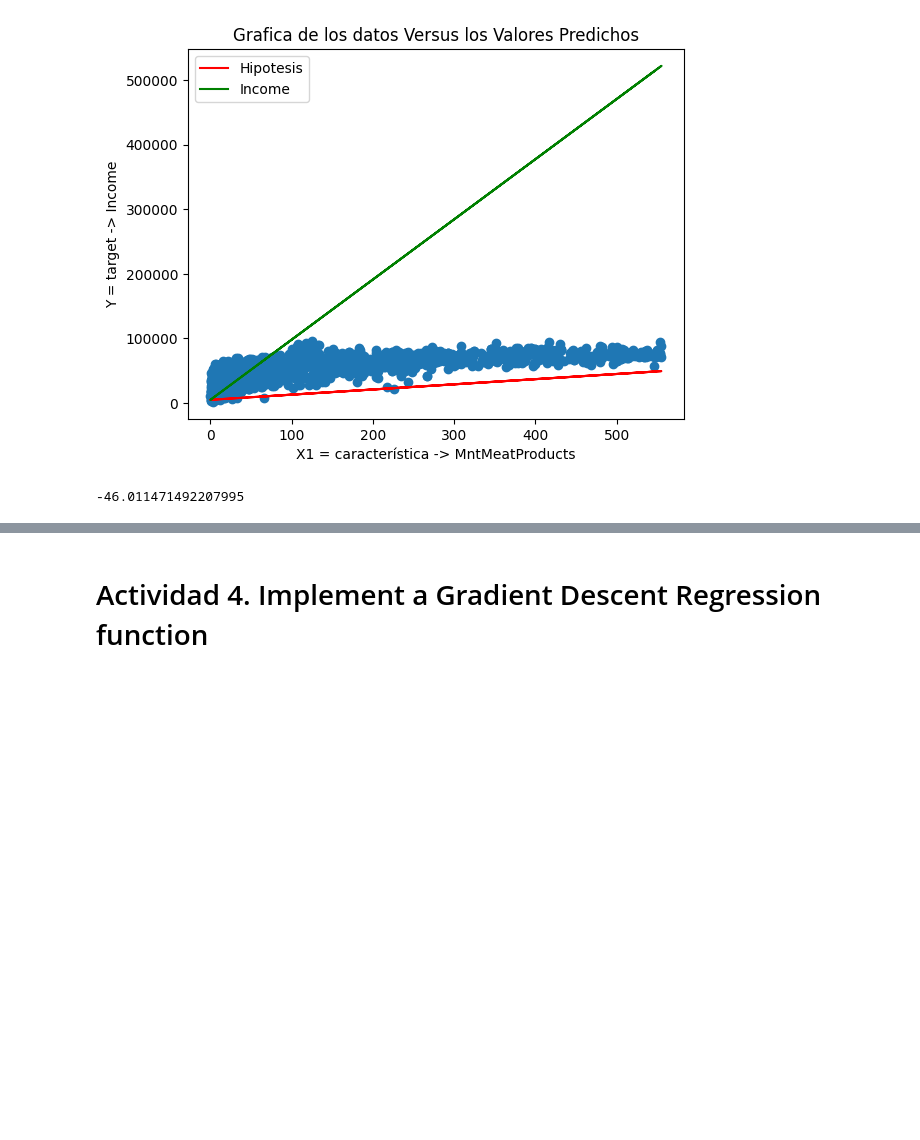
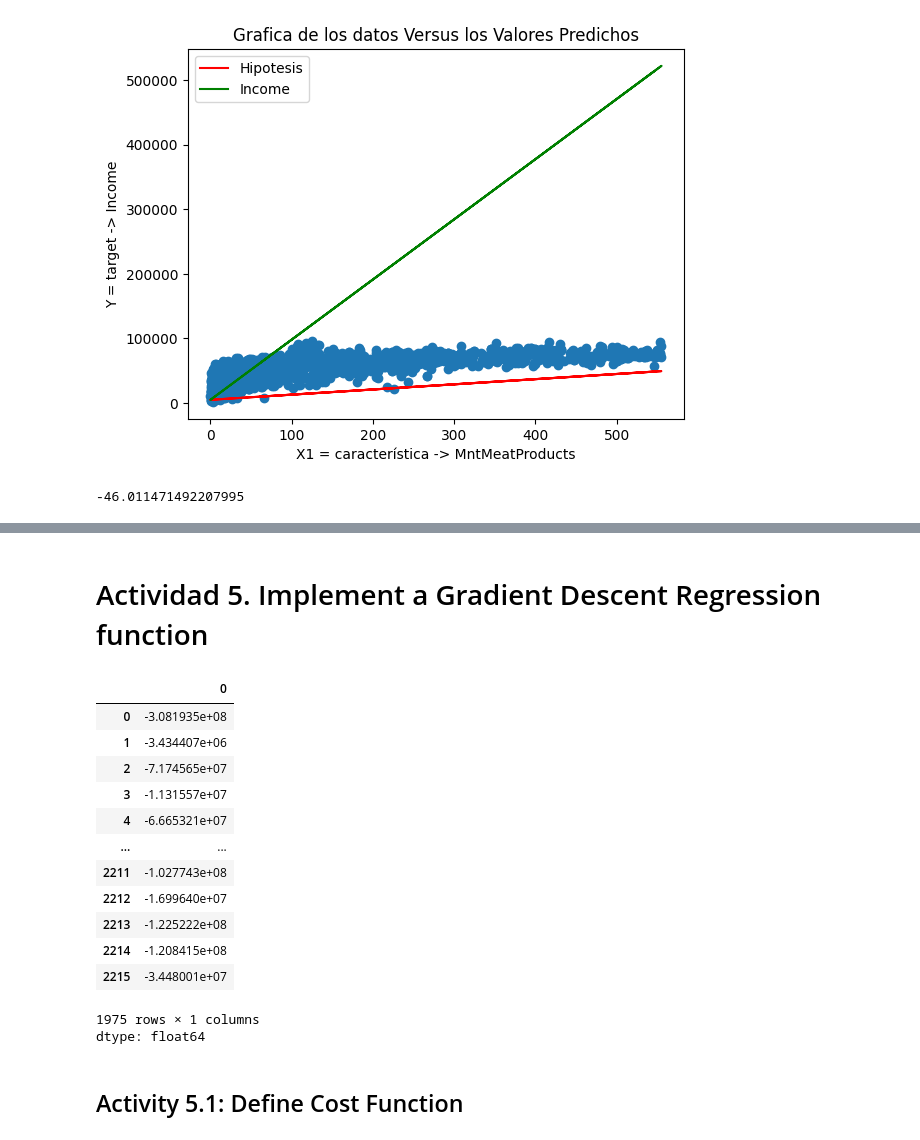
Before and after one commit to DeisyData/BIT_IA_Bootcamp, a Jupyter notebook: S2_C4_RDG_Marketing_target_Income.ipynb, the cells around one changed output, grey strips where cells are left out. Cells and saved outputs as stored; diff of their text form; code cells hidden in the pictures; blank space fills up the shorter version.

```diff
--- a/S2_C4_RDG_Marketing_target_Income.ipynb
+++ b/S2_C4_RDG_Marketing_target_Income.ipynb
@@ -219,5 +229,5 @@ array([[ 1.73729769],
 # %% [markdown]
-# Actividad 4. Implement a Gradient Descent Regression function
+# Actividad 5. Implement a Gradient Descent Regression function
 # %%
 from statsmodels.tools.tools import add_constant
 # %%
@@ -229,3 +239,22 @@ X1 = df['MntMeatProducts']
 # Hiperparámetro
 alpha = 0.0001
 n_iteraciones = 100
+# %%
+H-Y
+# %% [output]
+|  | 0 |
+| 0 | -3.081935e+08 |
+| 1 | -3.434407e+06 |
+| 2 | -7.174565e+07 |
+| 3 | -1.131557e+07 |
+| 4 | -6.665321e+07 |
+| ... | ... |
+| 2211 | -1.027743e+08 |
+| 2212 | -1.699640e+07 |
+| 2213 | -1.225222e+08 |
+| 2214 | -1.208415e+08 |
+| 2215 | -3.448001e+07 |
+1975 rows × 1 columns
+dtype: float64
+# %% [markdown]
+## Activity 5.1: Define Cost Function
```
Also changed, not shown: parts of 21 cells of this notebook.
